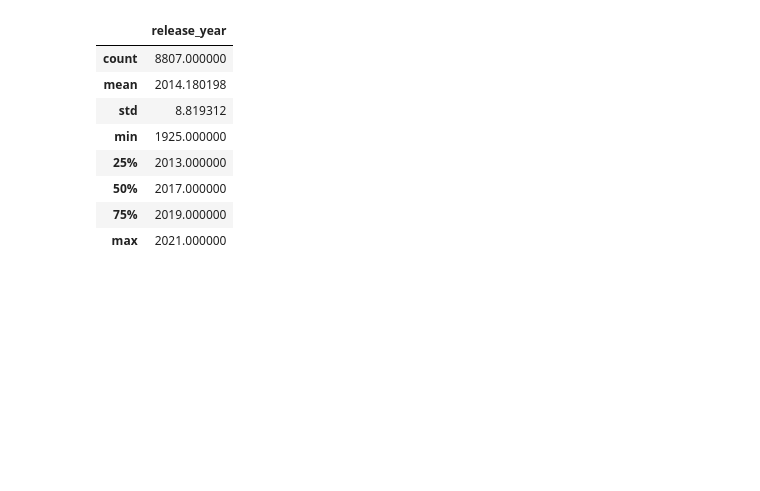
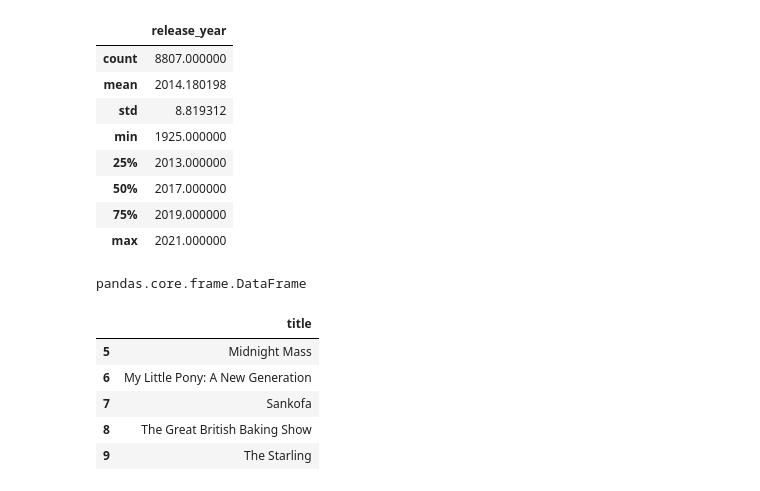
Before and after one commit to simran417/Data-Science, a Jupyter notebook: pandas/basics.ipynb, the cells around one changed output. Drawn from its saved outputs; the diff is of its cells as text; code cells hidden in the pictures; blank space fills up the shorter version.

```diff
--- a/pandas/basics.ipynb
+++ b/pandas/basics.ipynb
@@ -104,3 +94,37 @@ data.describe()
 | 50% | 2017.000000 |
 | 75% | 2019.000000 |
 | max | 2021.000000 |
+# %%
+# to extract all columns:
+data.columns
+
+# to extract particular column:
+R_list=['title','show_id']
+data[R_list]
+
+# to extract a single column:
+type(data['title'])    #the type of this is series
+# but when we extract the column in dataframe we use:
+type(data[['title']])
+# %% [output]
+pandas.core.frame.DataFrame
+# %%
+# sorted method:
+sorted(data['title']) #in ascending
+sorted(data['title'],reverse=False)  #in descending
+
+# with slice method:
+sorted(data['title'])[5:10:2]
+
+# describe method on single column:
+data['title'].describe()
+
+# slicing on single column:
+data[['title']][5:10]
+# %% [output]
+|  | title |
+| 5 | Midnight Mass |
+| 6 | My Little Pony: A New Generation |
+| 7 | Sankofa |
+| 8 | The Great British Baking Show |
+| 9 | The Starling |
```
Also changed, not shown: parts of 4 cells of this notebook.
